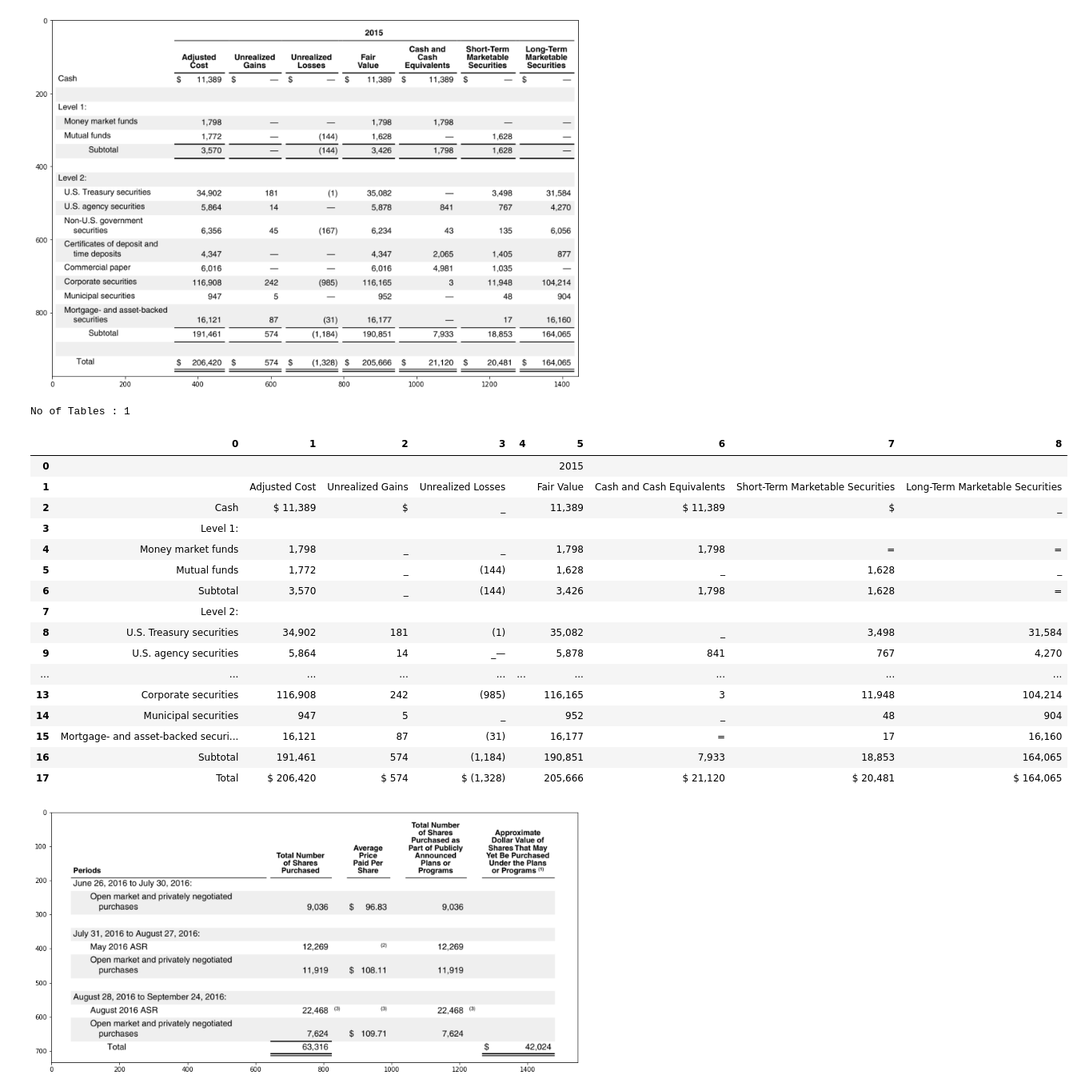
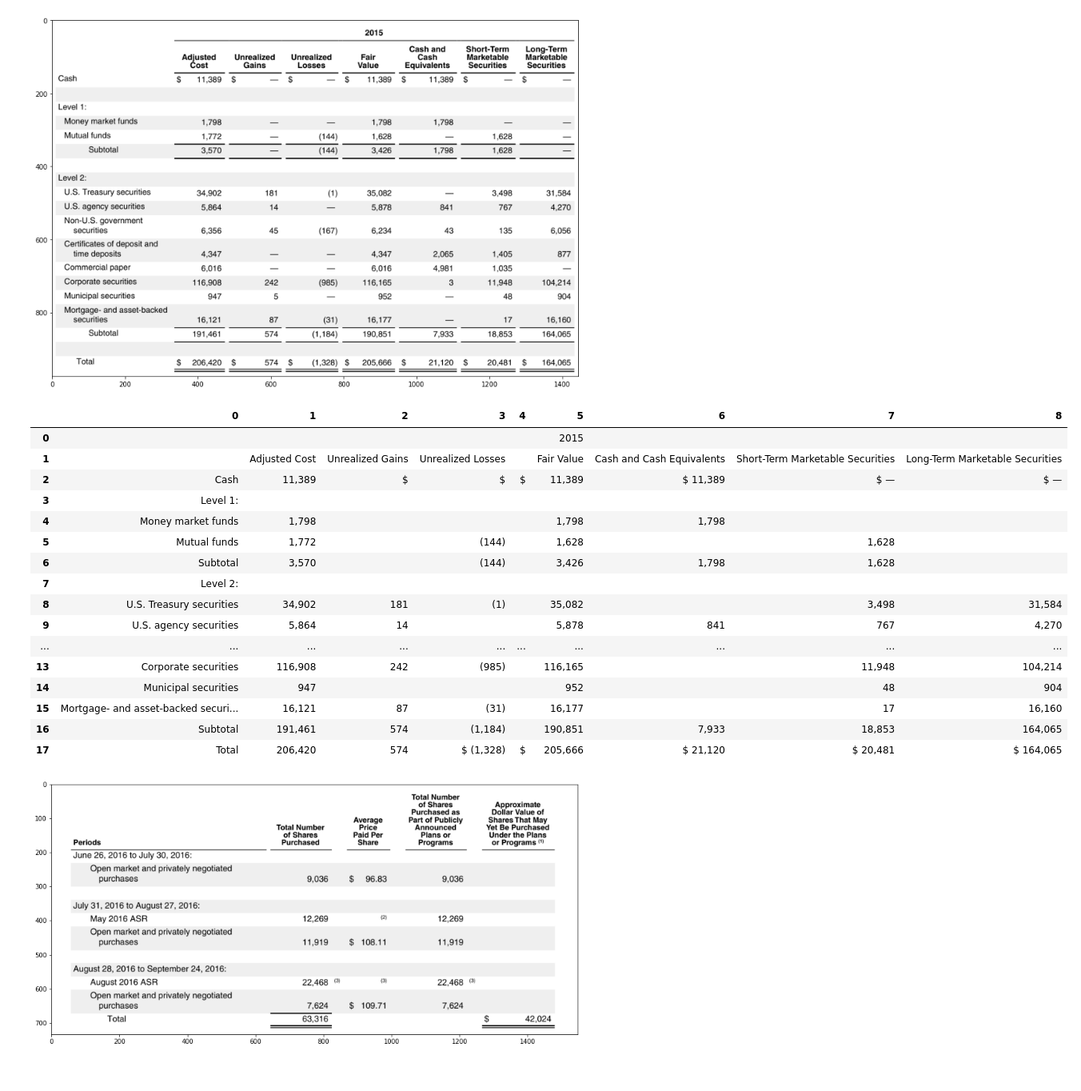
Before and after one commit to sachindevsharma/Table_Data_from_Images, a Jupyter notebook: Demo.ipynb, the cells around one changed output. Shown at 80% size. Saved outputs shown, nothing was run; the diff lists cells and outputs as text; code cells hidden in the pictures.

```diff
--- a/Demo.ipynb
+++ b/Demo.ipynb
@@ -142,27 +157,27 @@ display_image(image)
 # %% [output]
 [figure]
 # %%
-table = ex.extract_table_data('Images/borderless_table01.png')
+table_image, table = ex.extract_table_data('Images/borderless_table01.png')
+
 table
 # %% [output]
-No of Tables : 1
 |  | 0 | 1 | 2 | 3 | 4 | 5 | 6 | 7 | 8 |
 | 0 |  |  |  |  |  | 2015 |  |  |  |
 | 1 |  | Adjusted Cost | Unrealized Gains | Unrealized Losses |  | Fair Value | Cash and Cash Equivalents | Short-Term Marketable Securities | Long-Term Marketable Securities |
-| 2 | Cash | $ 11,389 | $ | _ |  | 11,389 | $ 11,389 | $ | _ |
+| 2 | Cash | 11,389 | $ | $ | $ | 11,389 | $ 11,389 | $ — | $ — |
 | 3 | Level 1: |  |  |  |  |  |  |  |  |
-| 4 | Money market funds | 1,798 | _ | _ |  | 1,798 | 1,798 | = | = |
-| 5 | Mutual funds | 1,772 | _ | (144) |  | 1,628 | _ | 1,628 | _ |
-| 6 | Subtotal | 3,570 | _ | (144) |  | 3,426 | 1,798 | 1,628 | = |
+| 4 | Money market funds | 1,798 |  |  |  | 1,798 | 1,798 |  |  |
+| 5 | Mutual funds | 1,772 |  | (144) |  | 1,628 |  | 1,628 |  |
+| 6 | Subtotal | 3,570 |  | (144) |  | 3,426 | 1,798 | 1,628 |  |
 | 7 | Level 2: |  |  |  |  |  |  |  |  |
-| 8 | U.S. Treasury securities | 34,902 | 181 | (1) |  | 35,082 | _ | 3,498 | 31,584 |
-| 9 | U.S. agency securities | 5,864 | 14 | _— |  | 5,878 | 841 | 767 | 4,270 |
+| 8 | U.S. Treasury securities | 34,902 | 181 | (1) |  | 35,082 |  | 3,498 | 31,584 |
+| 9 | U.S. agency securities | 5,864 | 14 |  |  | 5,878 | 841 | 767 | 4,270 |
 | ... | ... | ... | ... | ... | ... | ... | ... | ... | ... |
-| 13 | Corporate securities | 116,908 | 242 | (985) |  | 116,165 | 3 | 11,948 | 104,214 |
-| 14 | Municipal securities | 947 | 5 | _ |  | 952 | _ | 48 | 904 |
-| 15 | Mortgage- and asset-backed securi... | 16,121 | 87 | (31) |  | 16,177 | = | 17 | 16,160 |
+| 13 | Corporate securities | 116,908 | 242 | (985) |  | 116,165 |  | 11,948 | 104,214 |
+| 14 | Municipal securities | 947 |  |  |  | 952 |  | 48 | 904 |
+| 15 | Mortgage- and asset-backed securi... | 16,121 | 87 | (31) |  | 16,177 |  | 17 | 16,160 |
 | 16 | Subtotal | 191,461 | 574 | (1,184) |  | 190,851 | 7,933 | 18,853 | 164,065 |
-| 17 | Total | $ 206,420 | $ 574 | $ (1,328) |  | 205,666 | $ 21,120 | $ 20,481 | $ 164,065 |
+| 17 | Total | 206,420 | 574 | $ (1,328) | $ | 205,666 | $ 21,120 | $ 20,481 | $ 164,065 |
 # %%
 image = cv2.imread('Images/borderless_table02.png')
 display_image(image)
```
Also changed, not shown: parts of 15 cells of this notebook, 4 other files.
